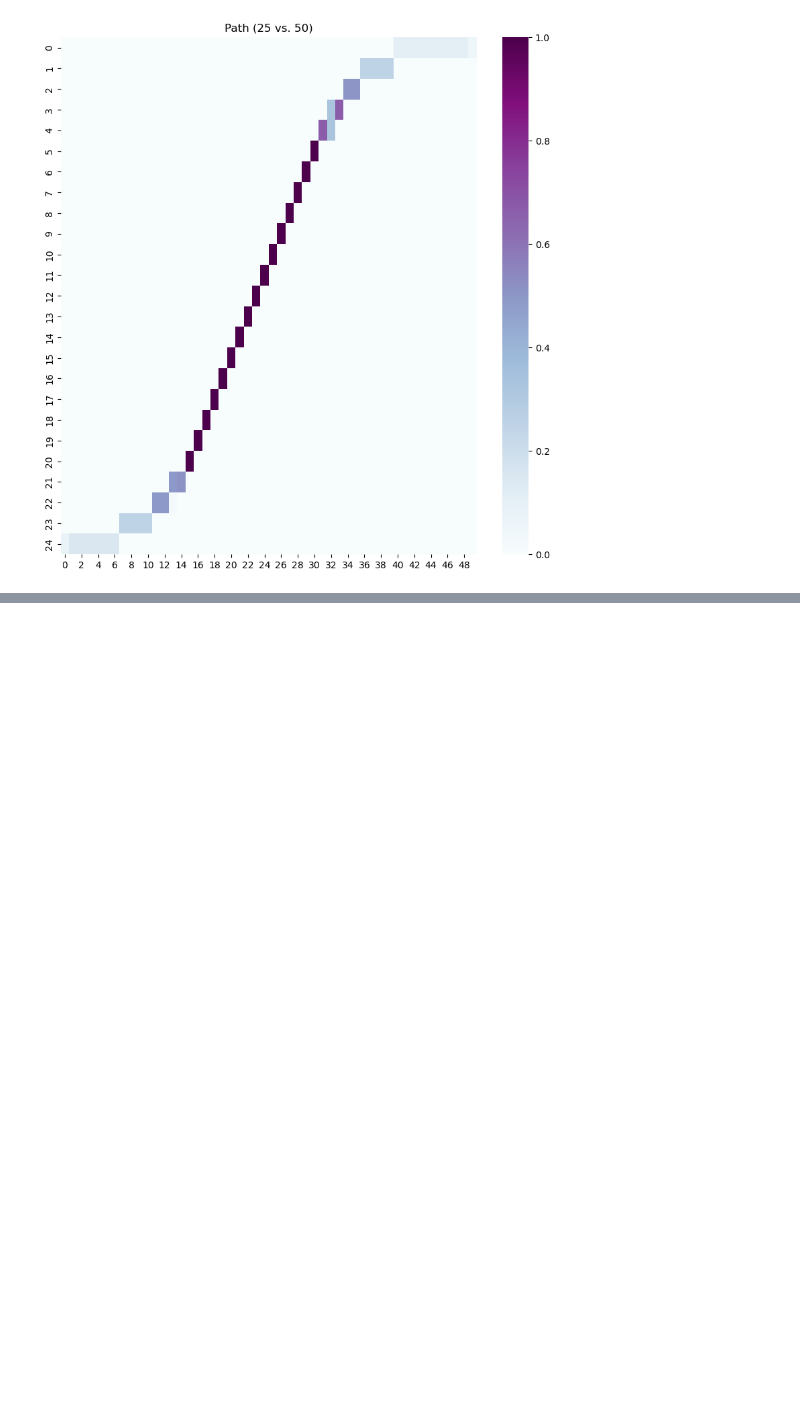
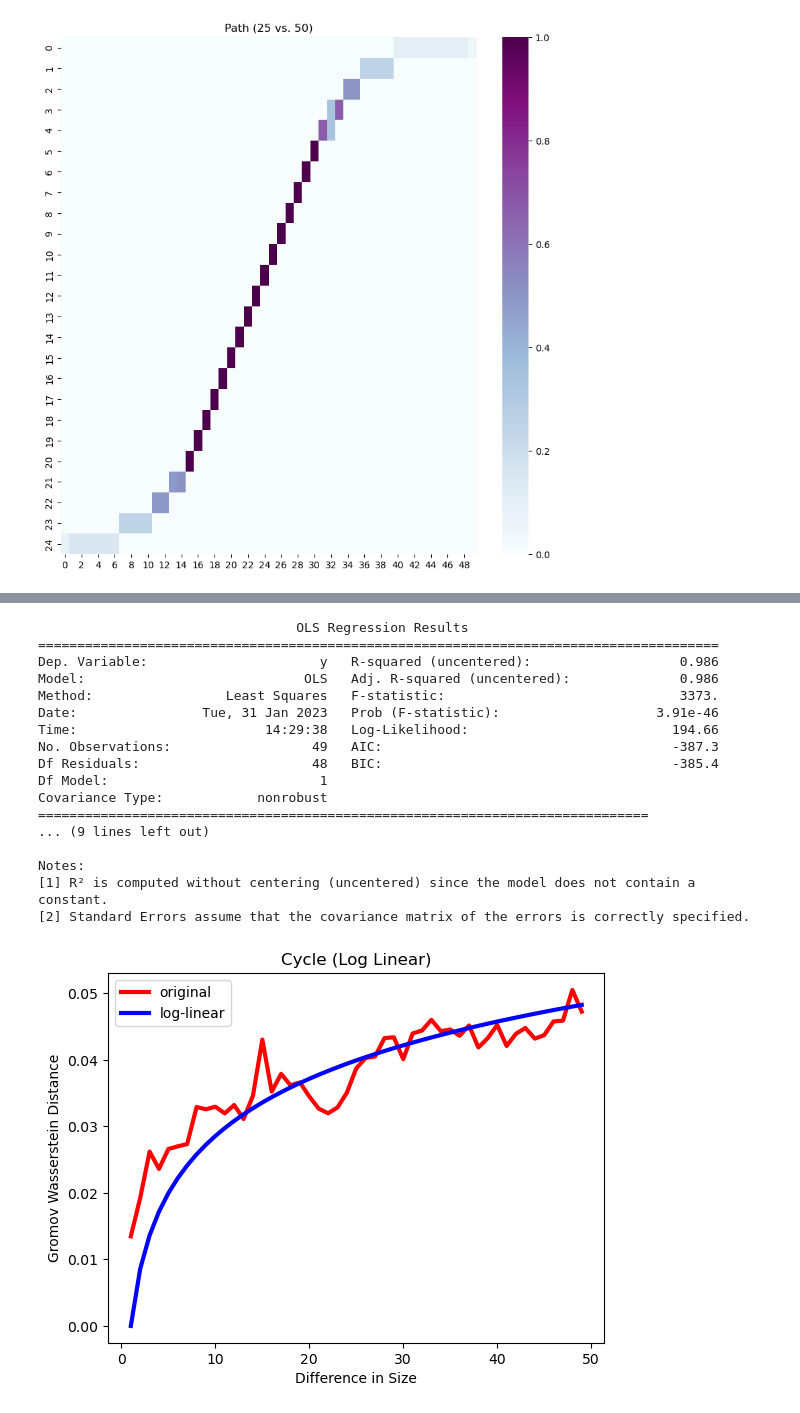
Before and after one commit to KataTech/Food-Web-OT, a Jupyter notebook: demo.ipynb, the cells around one changed output, grey strips where cells are left out. Saved outputs shown, nothing was run; the diff lists cells and outputs as text; code cells hidden in the pictures; blank space fills up the shorter version.

```diff
--- a/demo.ipynb
+++ b/demo.ipynb
@@ -39,0 +156,22 @@ vis_transport(trans, "Path (25 vs. 50)", annot=False, ratio = (10, 10))
+# %%
+x = np.arange(0, 50, 1)
+mod, res = display_fit(star_info, 25, x, poly = 1, mode="log-linear", title="Cycle (Log Linear)", log=True)
+# %% [output]
+                                 OLS Regression Results
+=======================================================================================
+Dep. Variable:                      y   R-squared (uncentered):                   0.986
+Model:                            OLS   Adj. R-squared (uncentered):              0.986
+Method:                 Least Squares   F-statistic:                              3373.
+Date:                Tue, 31 Jan 2023   Prob (F-statistic):                    3.91e-46
+Time:                        14:29:38   Log-Likelihood:                          194.66
+No. Observations:                  49   AIC:                                     -387.3
+Df Residuals:                      48   BIC:                                     -385.4
+Df Model:                           1
+Covariance Type:            nonrobust
+==============================================================================
+... (9 lines left out)
+
+Notes:
+[1] R² is computed without centering (uncentered) since the model does not contain a constant.
+[2] Standard Errors assume that the covariance matrix of the errors is correctly specified.
+[figure, added]
```
Also changed, not shown: parts of 10 cells of this notebook.
